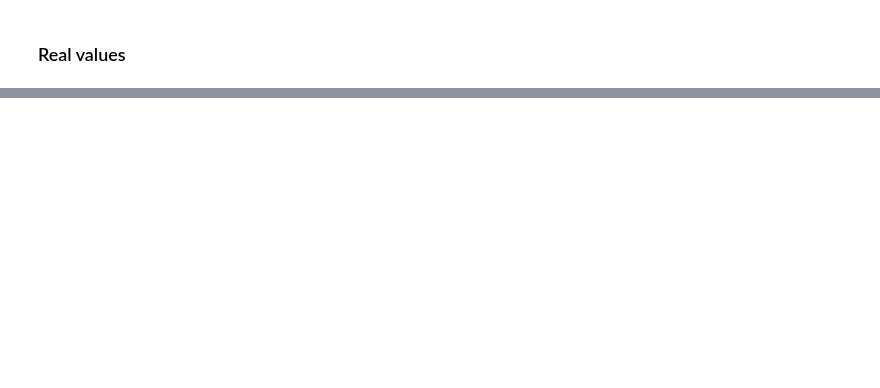
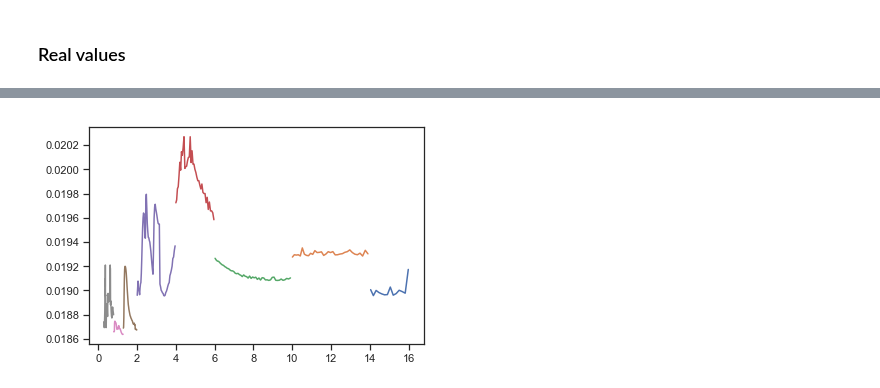
Before and after one commit to deKeijzer/SRON-DCGAN, a Jupyter notebook: notebooks/ASPA v3.ipynb, the cells around one changed output, grey strips where cells are left out. Saved outputs shown, nothing was run; the diff lists cells and outputs as text; code cells hidden in the pictures; blank space fills up the shorter version.

```diff
--- a/notebooks/ASPA v3.ipynb
+++ b/notebooks/ASPA v3.ipynb
@@ -320,0 +363,14 @@ params
+# %%
+mins_ = [aspa[16:17, i*4:i*4+4].mean() for i in range(8)]
+#stds_ = [aspa[17:18, i*4:i*4+4].mean() for i in range(8)]
+maxs_ = [aspa[18:19, i*4:i*4+4].mean() for i in range(8)]
+
+
+"""min max std values for spectrum bins"""
+mins = [] # globally decoded values
+maxs = []
+for i in range(8):
+    mins.append(inverse_scale(mins_[i], 0.005, 0.03))
+    maxs.append(inverse_scale(maxs_[i], 0.005, 0.03))
+
+mins
@@ -320,0 +411,9 @@ params
+# %%
+"""Inverse scale bins"""
+for i,b in enumerate(bins):
+    b.y = inverse_scale(b.y, mins[i], maxs[i])
+# %%
+for b in bins:
+    plt.plot(b.x, b.y)
+# %% [output]
+[figure, added]
```
Also changed, not shown: parts of 26 cells of this notebook, 8 other files.
